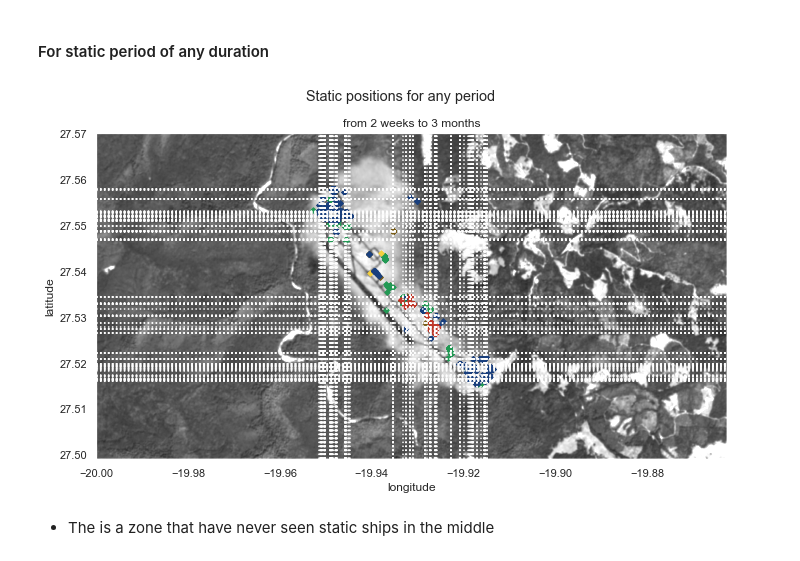
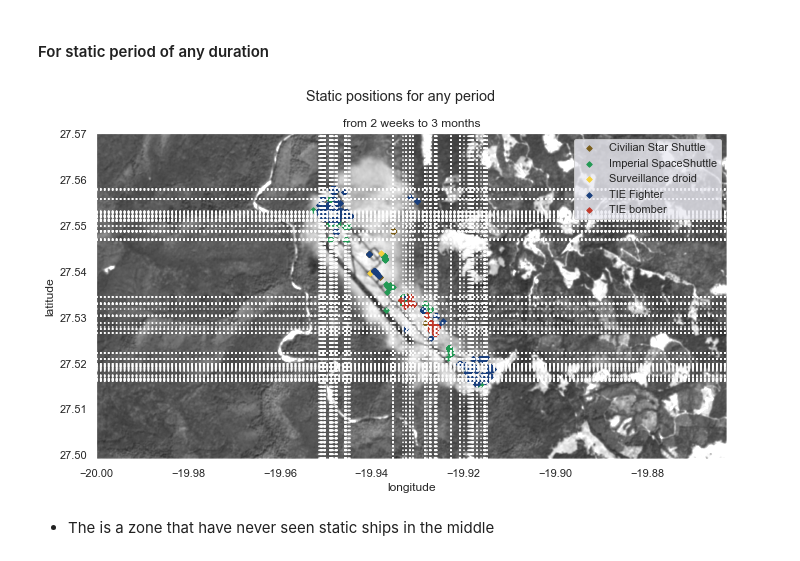
Before and after one commit to AlexisBogroff/geo_challenge, a Jupyter notebook: part_3_2_eda_exploration.ipynb, the cells around one changed output. Drawn from its saved outputs; the diff is of its cells as text; code cells hidden in the pictures.

```diff
--- a/part_3_2_eda_exploration.ipynb
+++ b/part_3_2_eda_exploration.ipynb
@@ -569,26 +573,27 @@ y_static = lat_static.index
 # %%
 plt.figure(figsize=(12, 6))
 
 # Draw background
 plt.imshow(img_arr, zorder=.5, cmap='gray', vmin=0, vmax=180, extent=raster.extent)
 
 for ship, color in ship_color_table.items():
     ma_ship_type = data['ship_type'] == ship
     plt.scatter(data[ma_ship_type]['lon'], data[ma_ship_type]['lat'], c=color, s=15, marker='D', label=ship)
 
 # Add specific positions
 for x in x_static:
     plt.vlines(x, y_min, y_max, colors='w', linestyles='dotted')
 for y in y_static:
     plt.hlines(y, x_min, x_max, colors='w', linestyles='dotted')
 
 plt.suptitle('Static positions for any period')
 plt.title('from 2 weeks to 3 months')
 plt.xlabel('longitude')
 plt.ylabel('latitude')
+plt.legend()
 plt.show()
 # %% [output]
-[figure, old version]
+[figure, new version]
 # %% [markdown]
 - The is a zone that have never seen static ships in the middle
 # %% [markdown]
```
Also changed, not shown: parts of 4 cells of this notebook.
